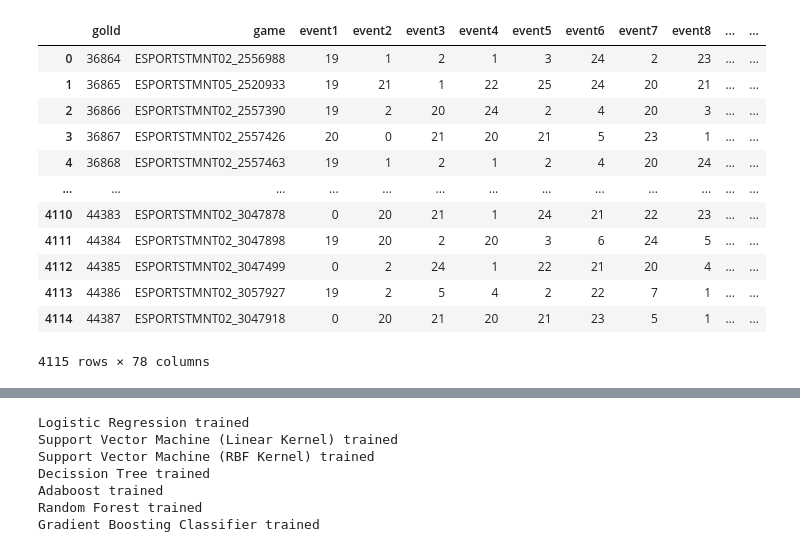
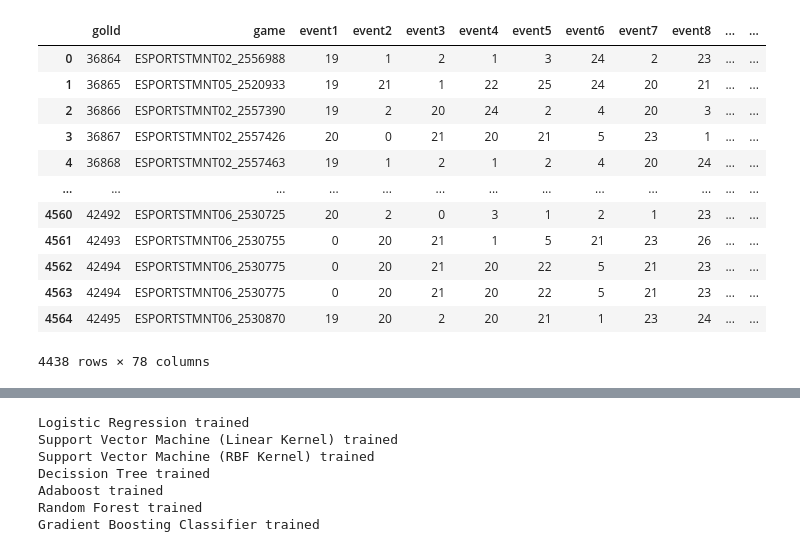
Before and after one commit to lincolncosta/tese, a Jupyter notebook: victory-prediction/many-models-5-events.ipynb, the cells around one changed output, grey strips where cells are left out. Drawn from its saved outputs; the diff is of its cells as text; code cells hidden in the pictures.

```diff
--- a/victory-prediction/many-models-5-events.ipynb
+++ b/victory-prediction/many-models-5-events.ipynb
@@ -29,39 +151,41 @@ df = df.replace(['BLUE: first_blood',
     'BLUE: nexus_tower',
     'BLUE: nexus',
     'RED: first_blood',
     'RED: dragon',
     'RED: herald',
     'RED: first_tower_top',
     'RED: first_tower_mid',
     'RED: first_tower_bot',
     'RED: second_tower_top',
     'RED: second_tower_mid',
     'RED: second_tower_bot',
     'RED: third_tower_top',
     'RED: third_tower_mid',
     'RED: third_tower_bot',
     'RED: inhibitor_top',
     'RED: inhibitor_mid',
     'RED: inhibitor_bot',
     'RED: baron',
     'RED: elder_dragon',
     'RED: nexus_tower',
     'RED: nexus'], range(38))
+validation_df = df.apply(lambda row: row[df['game'].isin(validation_games)])
+df = df[~df.game.isin(validation_games)]
 df
 # %% [output]
 |  | golId | game | event1 | event2 | event3 | event4 | event5 | event6 | event7 | event8 | ... | ... |
 | 0 | 36864 | ESPORTSTMNT02_2556988 | 19 | 1 | 2 | 1 | 3 | 24 | 2 | 23 | ... | ... |
 | 1 | 36865 | ESPORTSTMNT05_2520933 | 19 | 21 | 1 | 22 | 25 | 24 | 20 | 21 | ... | ... |
 | 2 | 36866 | ESPORTSTMNT02_2557390 | 19 | 2 | 20 | 24 | 2 | 4 | 20 | 3 | ... | ... |
 | 3 | 36867 | ESPORTSTMNT02_2557426 | 20 | 0 | 21 | 20 | 21 | 5 | 23 | 1 | ... | ... |
 | 4 | 36868 | ESPORTSTMNT02_2557463 | 19 | 1 | 2 | 1 | 2 | 4 | 20 | 24 | ... | ... |
 | ... | ... | ... | ... | ... | ... | ... | ... | ... | ... | ... | ... | ... |
-| 4110 | 44383 | ESPORTSTMNT02_3047878 | 0 | 20 | 21 | 1 | 24 | 21 | 22 | 23 | ... | ... |
-| 4111 | 44384 | ESPORTSTMNT02_3047898 | 19 | 20 | 2 | 20 | 3 | 6 | 24 | 5 | ... | ... |
-| 4112 | 44385 | ESPORTSTMNT02_3047499 | 0 | 2 | 24 | 1 | 22 | 21 | 20 | 4 | ... | ... |
-| 4113 | 44386 | ESPORTSTMNT02_3057927 | 19 | 2 | 5 | 4 | 2 | 22 | 7 | 1 | ... | ... |
-| 4114 | 44387 | ESPORTSTMNT02_3047918 | 0 | 20 | 21 | 20 | 21 | 23 | 5 | 1 | ... | ... |
+| 4560 | 42492 | ESPORTSTMNT06_2530725 | 20 | 2 | 0 | 3 | 1 | 2 | 1 | 23 | ... | ... |
+| 4561 | 42493 | ESPORTSTMNT06_2530755 | 0 | 20 | 21 | 1 | 5 | 21 | 23 | 26 | ... | ... |
+| 4562 | 42494 | ESPORTSTMNT06_2530775 | 0 | 20 | 21 | 20 | 22 | 5 | 21 | 23 | ... | ... |
+| 4563 | 42494 | ESPORTSTMNT06_2530775 | 0 | 20 | 21 | 20 | 22 | 5 | 21 | 23 | ... | ... |
+| 4564 | 42495 | ESPORTSTMNT06_2530870 | 19 | 20 | 2 | 20 | 21 | 1 | 23 | 24 | ... | ... |
-4115 rows × 78 columns
+4438 rows × 78 columns
 # %%
 y = df['result'].copy()
 X = df.drop(['golId','result','game','event6','event7','event8','event9','event10','event11','event12','event13','event14','event15','event16','event17','event18','event19','event20','event21','event22','event23','event24','event25','event26','event27','event28','event29','event30','event31','event32','event33','event34','event35','event36','event37','event38','event39','event40','event41','event42','event43','event44','event45'],axis=1)
```
Also changed, not shown: parts of 8 cells of this notebook, 35 other files.
